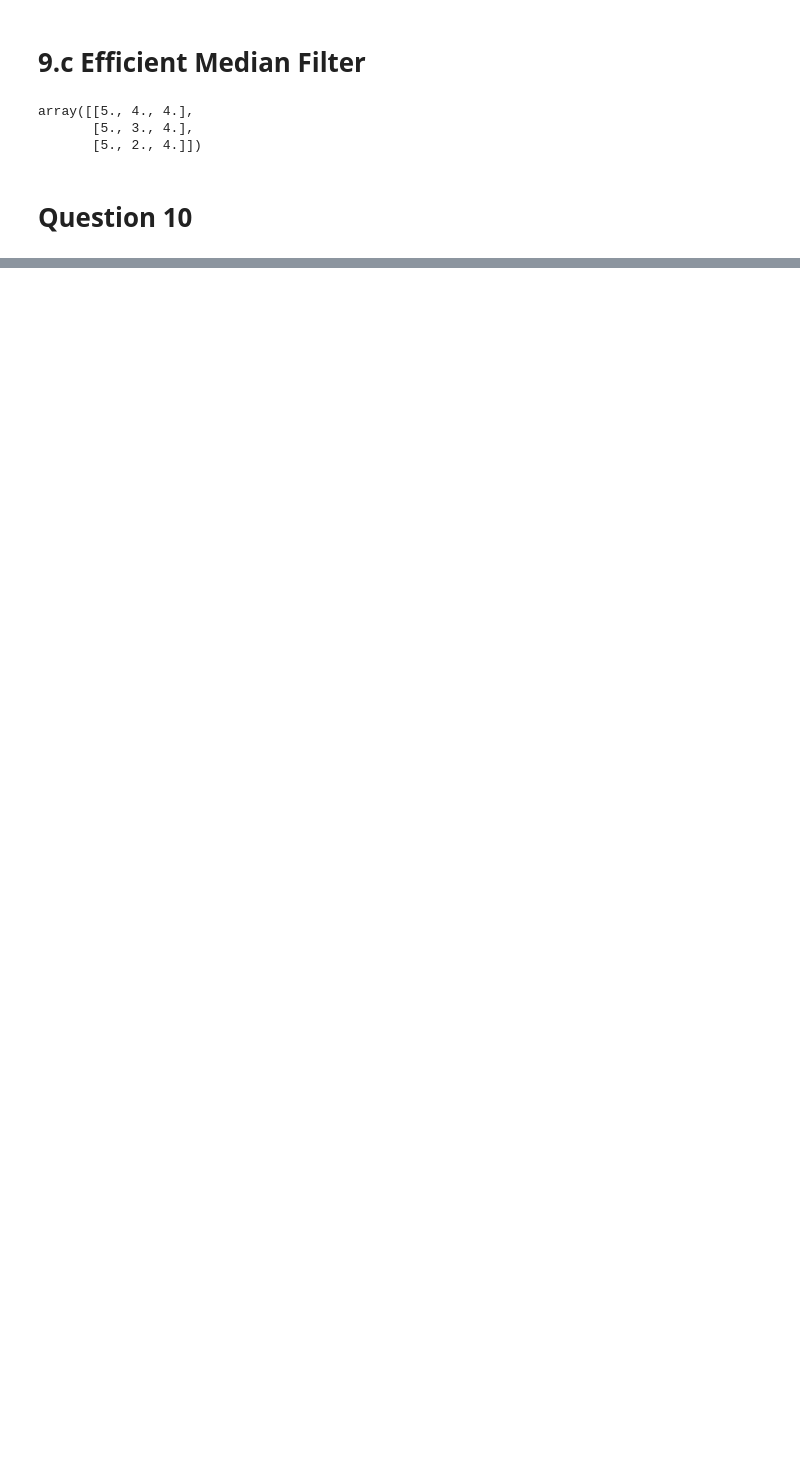
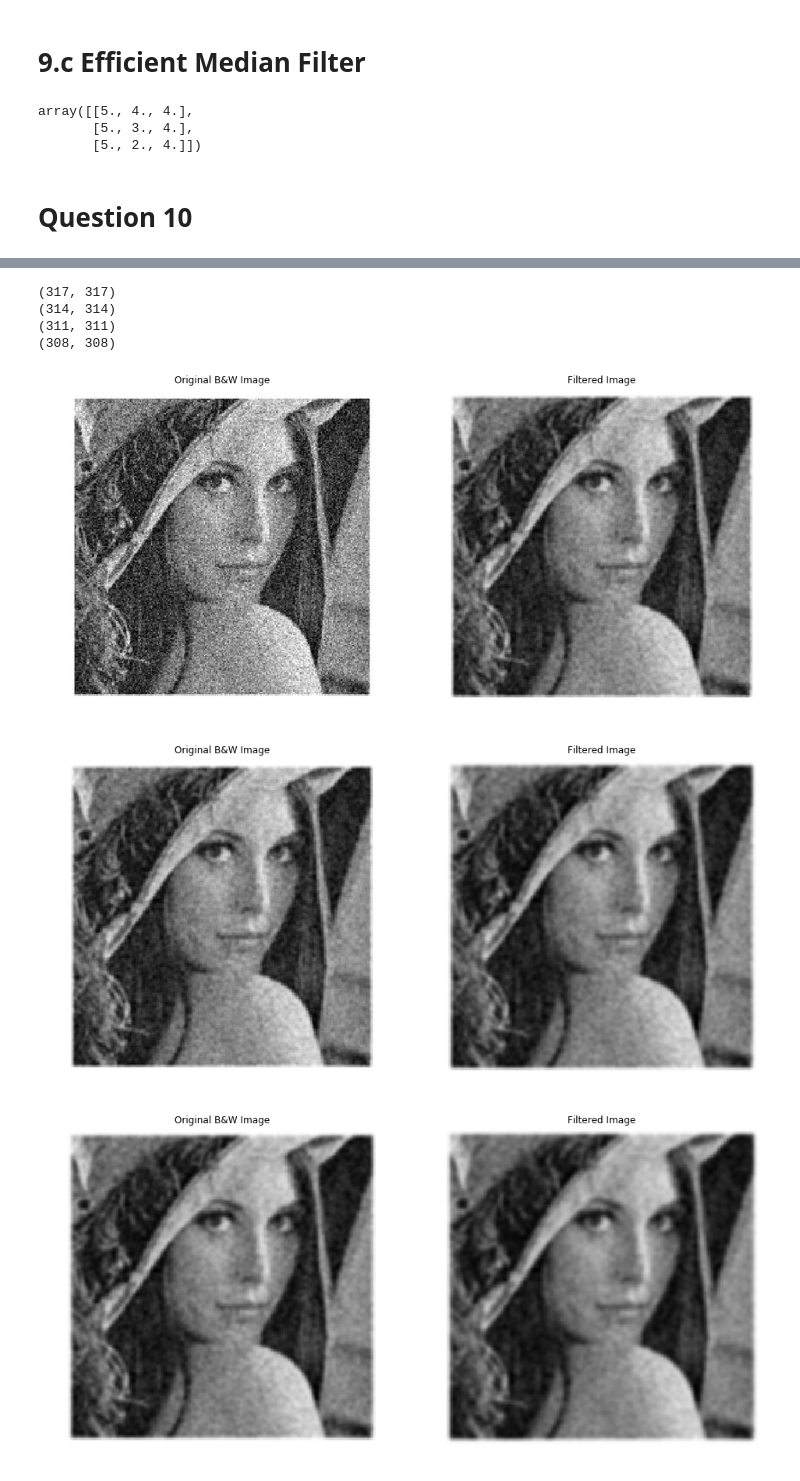
Before and after one commit to shubhMaheshwari/Assignment, a Jupyter notebook: DIP/Assignment2/Report.ipynb, the cells around one changed output, grey strips where cells are left out. Saved outputs shown, nothing was run; the diff lists cells and outputs as text; code cells hidden in the pictures; blank space fills up the shorter version.

```diff
--- a/DIP/Assignment2/Report.ipynb
+++ b/DIP/Assignment2/Report.ipynb
@@ -383,0 +426,10 @@ plt.imshow(median_filter(im,21),cmap='gray')
+# %%
+x = run_filters('./input_data/lena.jpg',ad=20,ar=45,k=4)
+# %% [output]
+(317, 317)
+(314, 314)
+(311, 311)
+(308, 308)
+[figure, added]
+[figure, added]
+[figure, added]
```
Also changed, not shown: parts of 26 cells of this notebook, 9 other files.
